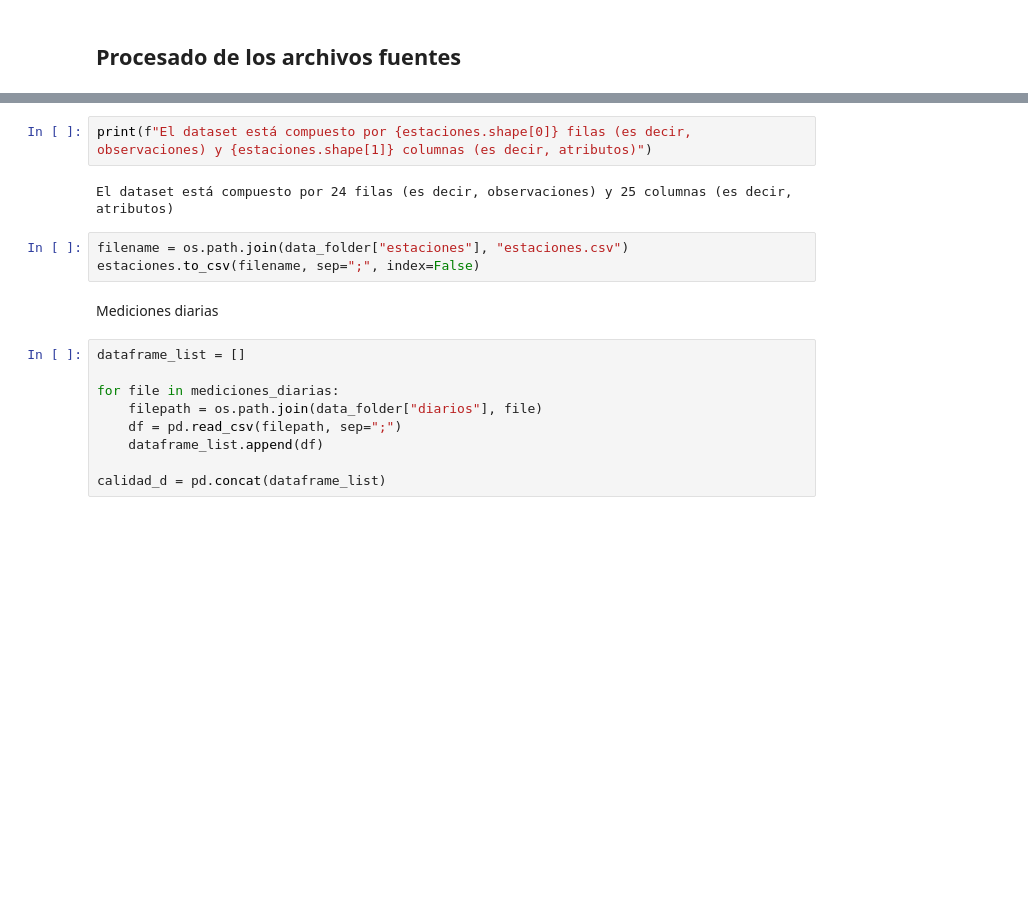
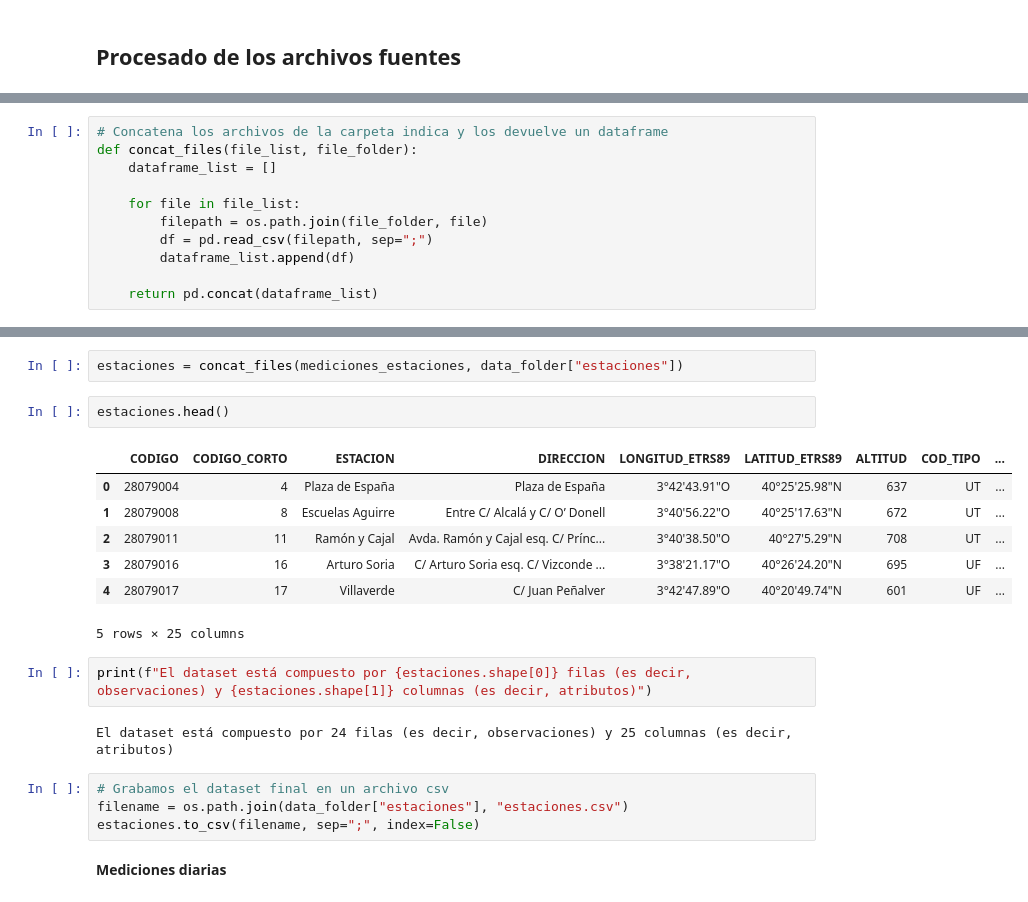
Before and after one commit to SgtSteiner/calidad-del-aire, a Jupyter notebook: calidad_aire_extract.ipynb, the cells around one changed output, grey strips where cells are left out. Drawn from its saved outputs; the diff is of its cells as text; blank space fills up the shorter version.

```diff
--- a/calidad_aire_extract.ipynb
+++ b/calidad_aire_extract.ipynb
@@ -121 +145,12 @@ Downloaded 201200-29-calidad-aire-horario.zip
+# %%
+# Concatena los archivos de la carpeta indica y los devuelve un dataframe
+def concat_files(file_list, file_folder):
+    dataframe_list = []
+
+    for file in file_list:
+        filepath = os.path.join(file_folder, file)
+        df = pd.read_csv(filepath, sep=";")
+        dataframe_list.append(df)
+
+    return pd.concat(dataframe_list)
 # %% [markdown]
@@ -147,18 +158,22 @@ estaciones.sample(10)
+# %%
+estaciones = concat_files(mediciones_estaciones, data_folder["estaciones"])
+# %%
+estaciones.head()
+# %% [output]
+|  | CODIGO | CODIGO_CORTO | ESTACION | DIRECCION | LONGITUD_ETRS89 | LATITUD_ETRS89 | ALTITUD | COD_TIPO | ... |
+| 0 | 28079004 | 4 | Plaza de España | Plaza de España | 3°42'43.91"O | 40°25'25.98"N | 637 | UT | ... |
+| 1 | 28079008 | 8 | Escuelas Aguirre | Entre C/ Alcalá y C/ O’ Donell | 3°40'56.22"O | 40°25'17.63"N | 672 | UT | ... |
+| 2 | 28079011 | 11 | Ramón y Cajal | Avda. Ramón y Cajal esq. C/ Prínc... | 3°40'38.50"O | 40°27'5.29"N | 708 | UT | ... |
+| 3 | 28079016 | 16 | Arturo Soria | C/ Arturo Soria esq. C/ Vizconde ... | 3°38'21.17"O | 40°26'24.20"N | 695 | UF | ... |
+| 4 | 28079017 | 17 | Villaverde | C/ Juan Peñalver | 3°42'47.89"O | 40°20'49.74"N | 601 | UF | ... |
+5 rows × 25 columns
 # %%
 print(f"El dataset está compuesto por {estaciones.shape[0]} filas (es decir, observaciones) y {estaciones.shape[1]} columnas (es decir, atributos)")
 # %% [output]
 El dataset está compuesto por 24 filas (es decir, observaciones) y 25 columnas (es decir, atributos)
 # %%
+# Grabamos el dataset final en un archivo csv
 filename = os.path.join(data_folder["estaciones"], "estaciones.csv")
 estaciones.to_csv(filename, sep=";", index=False)
-# %% [markdown]
-Mediciones diarias
-# %%
-dataframe_list = []
-
-for file in mediciones_diarias:
-    filepath = os.path.join(data_folder["diarios"], file)
-    df = pd.read_csv(filepath, sep=";")
-    dataframe_list.append(df)
-
-calidad_d = pd.concat(dataframe_list)
+# %% [markdown]
+**Mediciones diarias**
```
Also changed, not shown: parts of 21 cells of this notebook, 1 other file.
